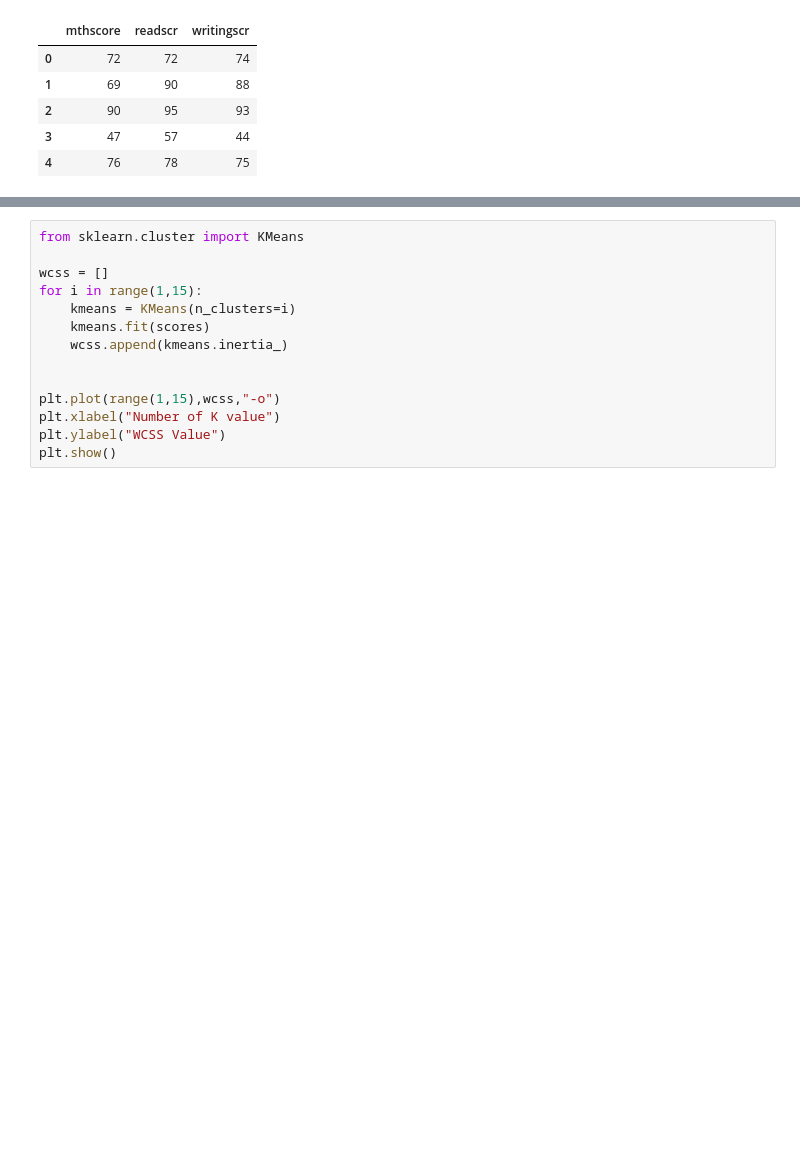
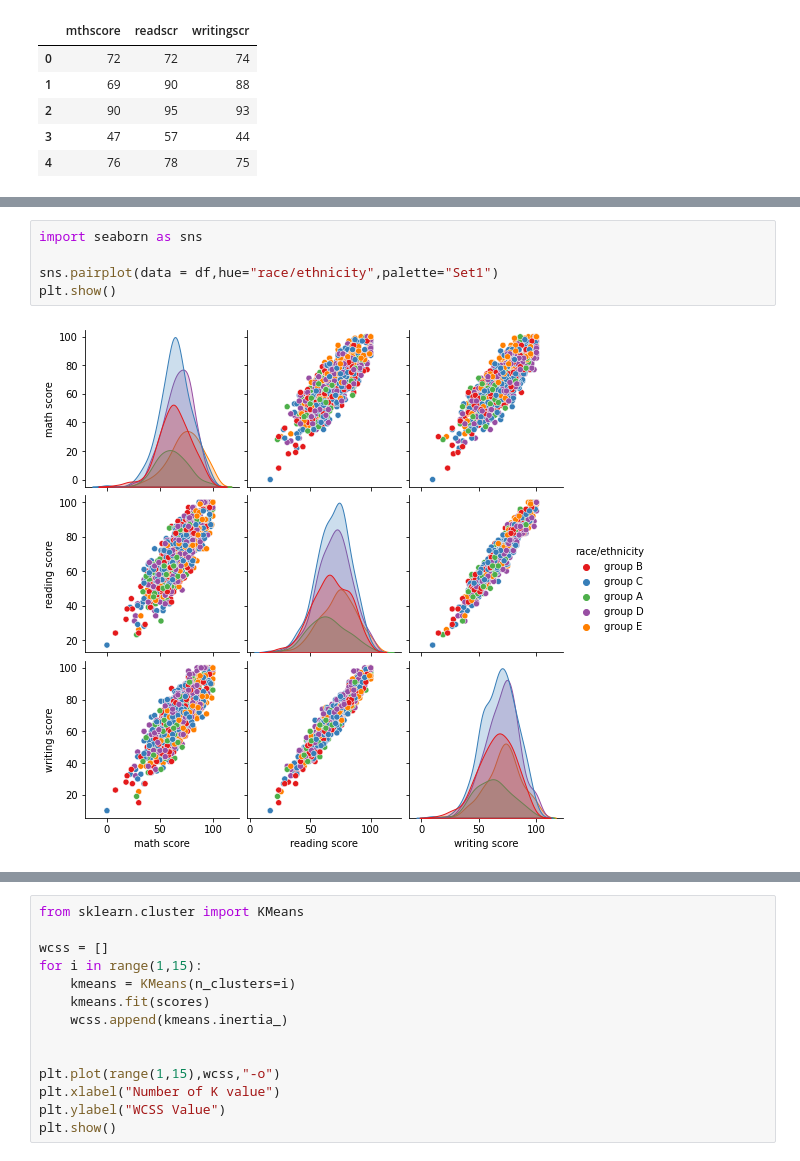
Before and after one commit to showmidelo/SBU-ML-Winter-23, a Jupyter notebook: project.ipynb, the cells around one changed output, grey strips where cells are left out. Drawn from its saved outputs; the diff is of its cells as text; blank space fills up the shorter version.

```diff
--- a/project.ipynb
+++ b/project.ipynb
@@ -247,0 +320,7 @@ scores.head()
+# %%
+import seaborn as sns
+
+sns.pairplot(data = df,hue="race/ethnicity",palette="Set1")
+plt.show()
+# %% [output]
+[figure, added]
```
Also changed, not shown: parts of 33 cells of this notebook.
